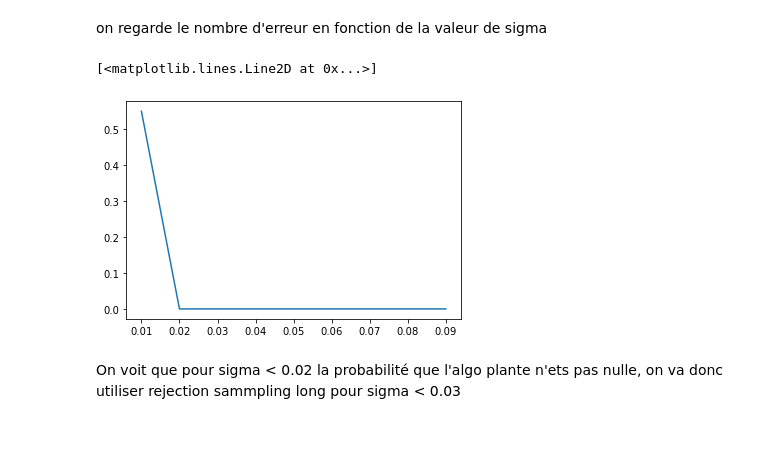
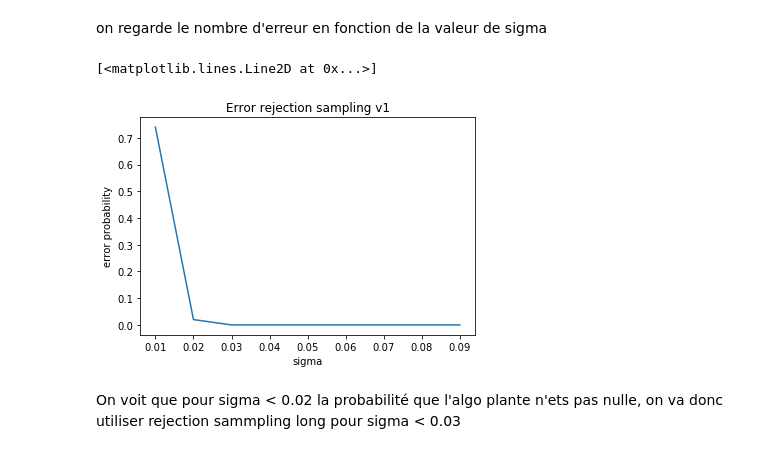
Before and after one commit to Artim436/stage1A, a Jupyter notebook: third_project/test_rejec.ipynb, the cells around one changed output. Cells and saved outputs as stored; diff of their text form; code cells hidden in the pictures.

```diff
--- a/third_project/test_rejec.ipynb
+++ b/third_project/test_rejec.ipynb
@@ -153,17 +153,20 @@ on regarde le nombre d'erreur en fonction de la valeur de sigma
 # %%
 def error(sigma, n):
     cpt = 0
     for k in range(n):
-        if type(rejection_sampling_4(sigma, 10)) == int:
+        if type(rejection_sampling_fast(sigma, 10)) == int:
             cpt += 1
     return cpt/n
 
 s = np.array([i/100 for i in range(1, 10)])
-err = np.array([error(i, 20) for i in s])
+err = np.array([error(i, 50) for i in s])
+plt.title("Error rejection sampling v1")
+plt.xlabel("sigma")
+plt.ylabel("error probability")
 plt.plot(s, err)
 # %% [output]
 [<matplotlib.lines.Line2D at 0x...>]
-[figure, old version]
+[figure, new version]
 # %% [markdown]
 On voit que pour sigma < 0.02 la probabilité que l'algo plante n'ets pas nulle, on va donc utiliser rejection sammpling long pour sigma < 0.03
 # %%
```
Also changed, not shown: parts of 5 cells of this notebook, 14 other files.
